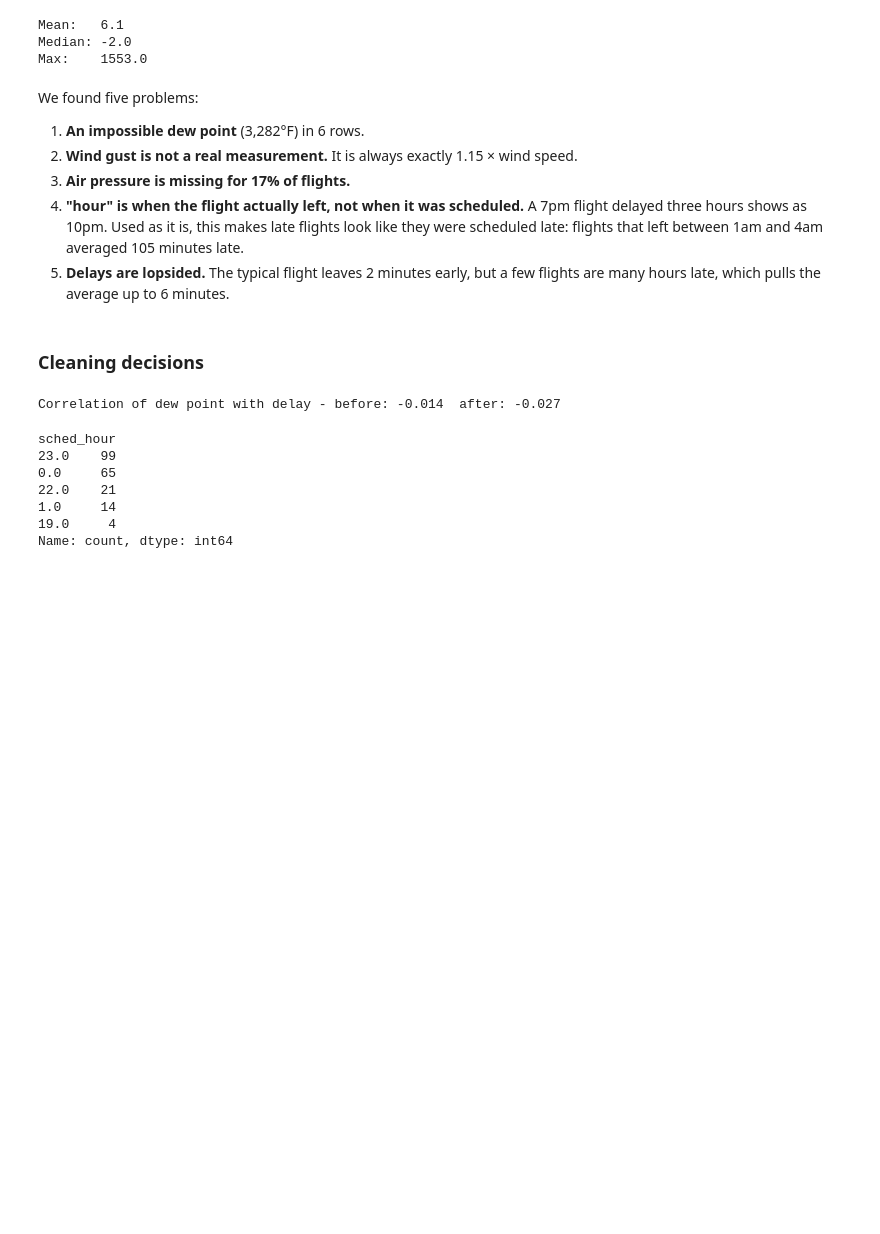
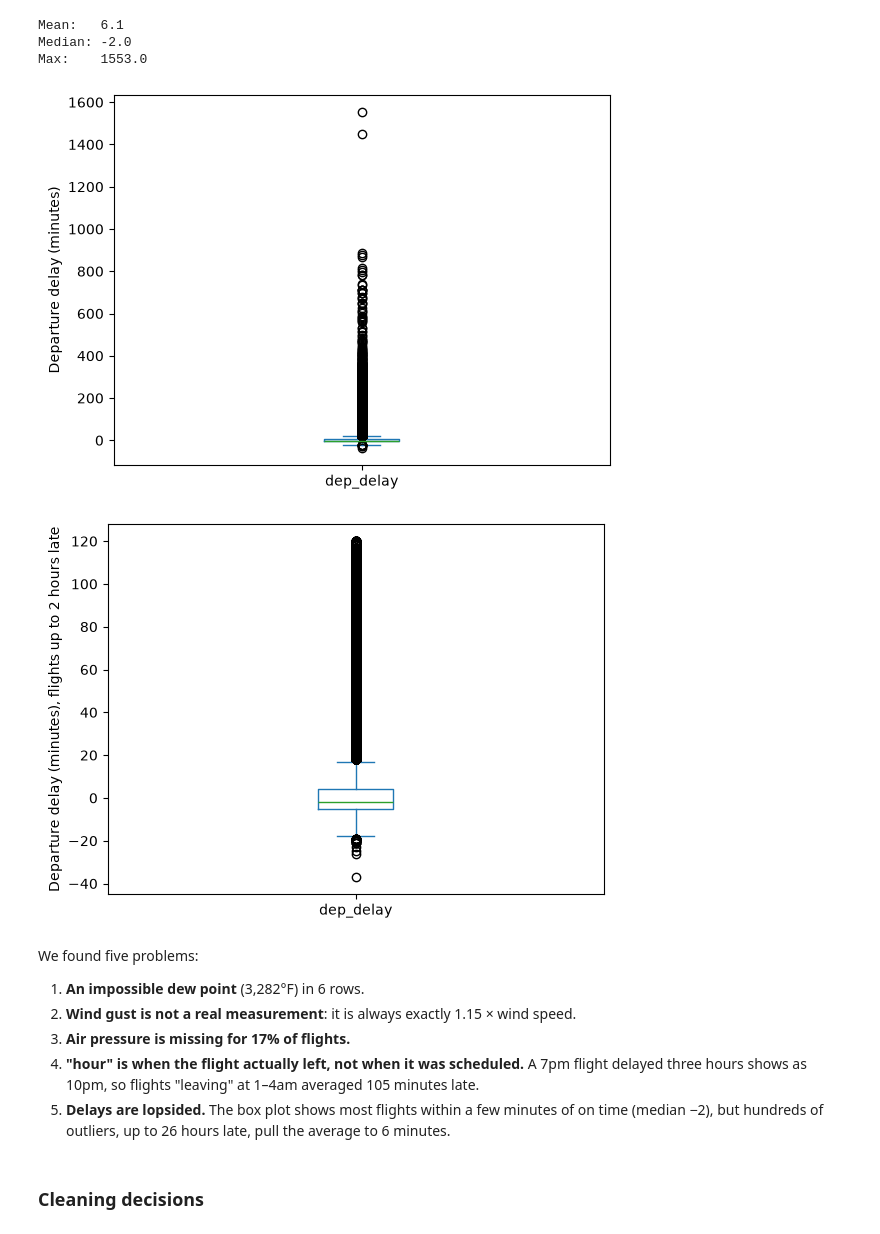
Before and after one commit to seyhasenganz/my-sql-assignment, a Jupyter notebook: flight_weather_analysis/Flight_Weather_Delay_Analysis.ipynb, the cells around one changed output. Saved outputs shown, nothing was run; the diff lists cells and outputs as text; code cells hidden in the pictures; blank space fills up the shorter version.

```diff
--- a/flight_weather_analysis/Flight_Weather_Delay_Analysis.ipynb
+++ b/flight_weather_analysis/Flight_Weather_Delay_Analysis.ipynb
@@ -341,21 +348,26 @@ print('Max:   ', df['dep_delay'].max())
 Mean:   6.1
 Median: -2.0
 Max:    1553.0
+# %%
+# ===== 23rd code block (of 60) =====
+# Box plot (Session 5): the box holds the middle 50% of flights, the dots are outliers
+df['dep_delay'].plot(kind='box')
+plt.ylabel('Departure delay (minutes)')
+plt.show()
+
+# Same box plot without flights more than 2 hours late, so the box is visible
+df[df['dep_delay'] <= 120]['dep_delay'].plot(kind='box')
+plt.ylabel('Departure delay (minutes), flights up to 2 hours late')
+plt.show()
+# %% [output]
+[figure, added]
+[figure, added]
 # %% [markdown]
 We found five problems:
 1. **An impossible dew point** (3,282°F) in 6 rows.
-2. **Wind gust is not a real measurement.** It is always exactly 1.15 × wind speed.
+2. **Wind gust is not a real measurement**: it is always exactly 1.15 × wind speed.
 3. **Air pressure is missing for 17% of flights.**
-4. **"hour" is when the flight actually left, not when it was scheduled.** A 7pm flight delayed three hours shows as 10pm. Used as it is, this makes late flights look like they were scheduled late: flights that left between 1am and 4am averaged 105 minutes late.
-5. **Delays are lopsided.** The typical flight leaves 2 minutes early, but a few flights are many hours late, which pulls the average up to 6 minutes.
+4. **"hour" is when the flight actually left, not when it was scheduled.** A 7pm flight delayed three hours shows as 10pm, so flights "leaving" at 1–4am averaged 105 minutes late.
+5. **Delays are lopsided.** The box plot shows most flights within a few minutes of on time (median −2), but hundreds of outliers, up to 26 hours late, pull the average to 6 minutes.
 # %% [markdown]
 ### Cleaning decisions
-# %%
-# ===== 22nd code block (of 52) =====
-# Cleaning step 1: set the impossible dew point to missing
-corr_before = df['dewp'].corr(df['dep_delay'])
-df.loc[df['dewp'] > 100, 'dewp'] = np.nan
-corr_after = df['dewp'].corr(df['dep_delay'])
-print('Correlation of dew point with delay - before:', round(corr_before, 3), ' after:', round(corr_after, 3))
-# %% [output]
-Correlation of dew point with delay - before: -0.014  after: -0.027
@@ -366,19 +373,0 @@ df = df.drop(columns=['wind_gust', 'pressure'])
-# %%
-# ===== 24th code block (of 52) =====
-# Cleaning step 3: rebuild the SCHEDULED departure hour
-# dep_time is written as hhmm (e.g. 1930 = 19:30). Convert to minutes after midnight,
-# subtract the delay, and convert back to an hour
-dep_minutes = (df['dep_time'] // 100) * 60 + (df['dep_time'] % 100)
-sched_minutes = (dep_minutes - df['dep_delay']) % (24 * 60)
-df['sched_hour'] = sched_minutes // 60
-
-# Check: flights that left at 1-4am were mostly scheduled in the evening
-df[df['hour'].isin([1, 2, 3, 4])]['sched_hour'].value_counts().head()
-# %% [output]
-sched_hour
-23.0    99
-0.0     65
-22.0    21
-1.0     14
-19.0     4
-Name: count, dtype: int64
```
Also changed, not shown: parts of 123 cells of this notebook, 1 other file.
